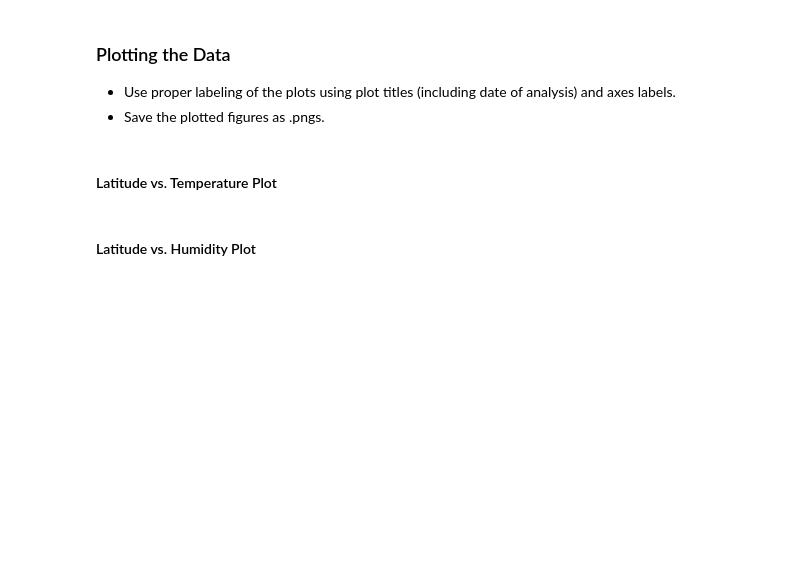
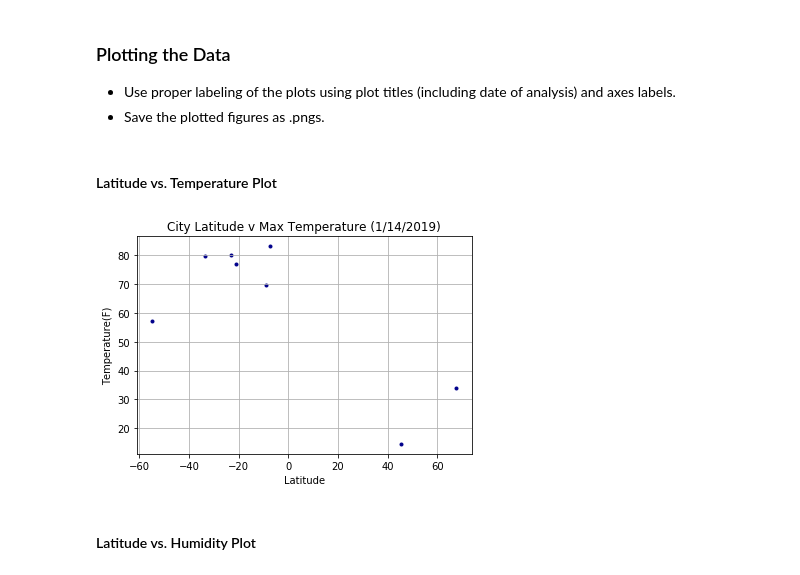
Before and after one commit to rvp0005/Python_API_Homework, a Jupyter notebook: Instructions/starter_code/WeatherPy.ipynb, the cells around one changed output. Drawn from its saved outputs; the diff is of its cells as text; code cells hidden in the pictures; blank space fills up the shorter version.

Commit message:
script fully working for a small sample of cities

```diff
--- a/Instructions/starter_code/WeatherPy.ipynb
+++ b/Instructions/starter_code/WeatherPy.ipynb
@@ -50,7 +50,6 @@ print(cities)
 # %%
 #only need to unhash if you need to run again, otherwise, it'll keep adding to the list
-
-#new_cities= []
+new_cities= []
 
 for x in cities:
     y = x.replace(' ','+')
@@ -139,0 +120,13 @@ cities_df
+# %%
+cities_dict= {}
+cities_dict= {"Cities": cities,
+    "Country": Country,
+    "Max_temp": Max_temp,
+    "Lat": Lat,
+    "Lon": Lon,
+    "Cloudiness": Cloudiness,
+    "Humidity": Humidity,
+    "Windspeed": Windspeed}
+# %%
+cities_data = pd.DataFrame(cities_dict)
+cities_data.dtypes
@@ -140,4 +143,2 @@ cities_df
 # %%
-refined_cities= pd.DataFrame(cities_df)
-refined_cities.dropna(inplace=True)
-refined_cities
+cities_data.dropna(inplace=True)
@@ -157,5 +161,15 @@ refined_cities
 * Save the plotted figures as .pngs.
 # %% [markdown]
 #### Latitude vs. Temperature Plot
+# %%
+Lat = cities_data["Lat"]
+Temp = cities_data["Max_temp"]
+plt.scatter(Lat, Temp, marker=".", c= 'darkblue')
+plt.xlabel("Latitude")
+plt.ylabel("Temperature(F)")
+plt.title("City Latitude v Max Temperature (1/14/2019)")
+plt.grid()
+# %% [output]
+[figure, added]
 # %% [markdown]
 #### Latitude vs. Humidity Plot
```
Also changed, not shown: parts of 12 cells of this notebook.
